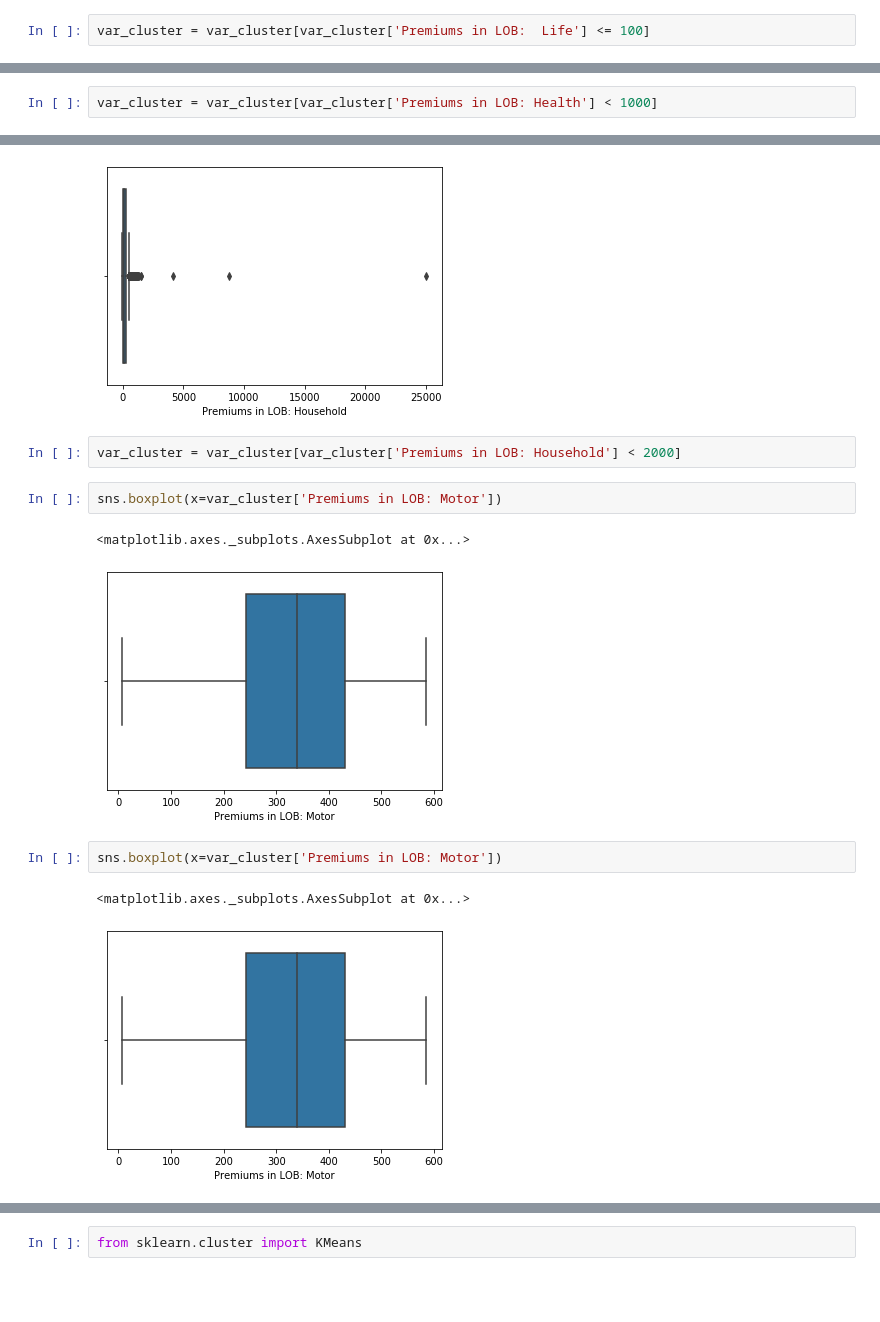
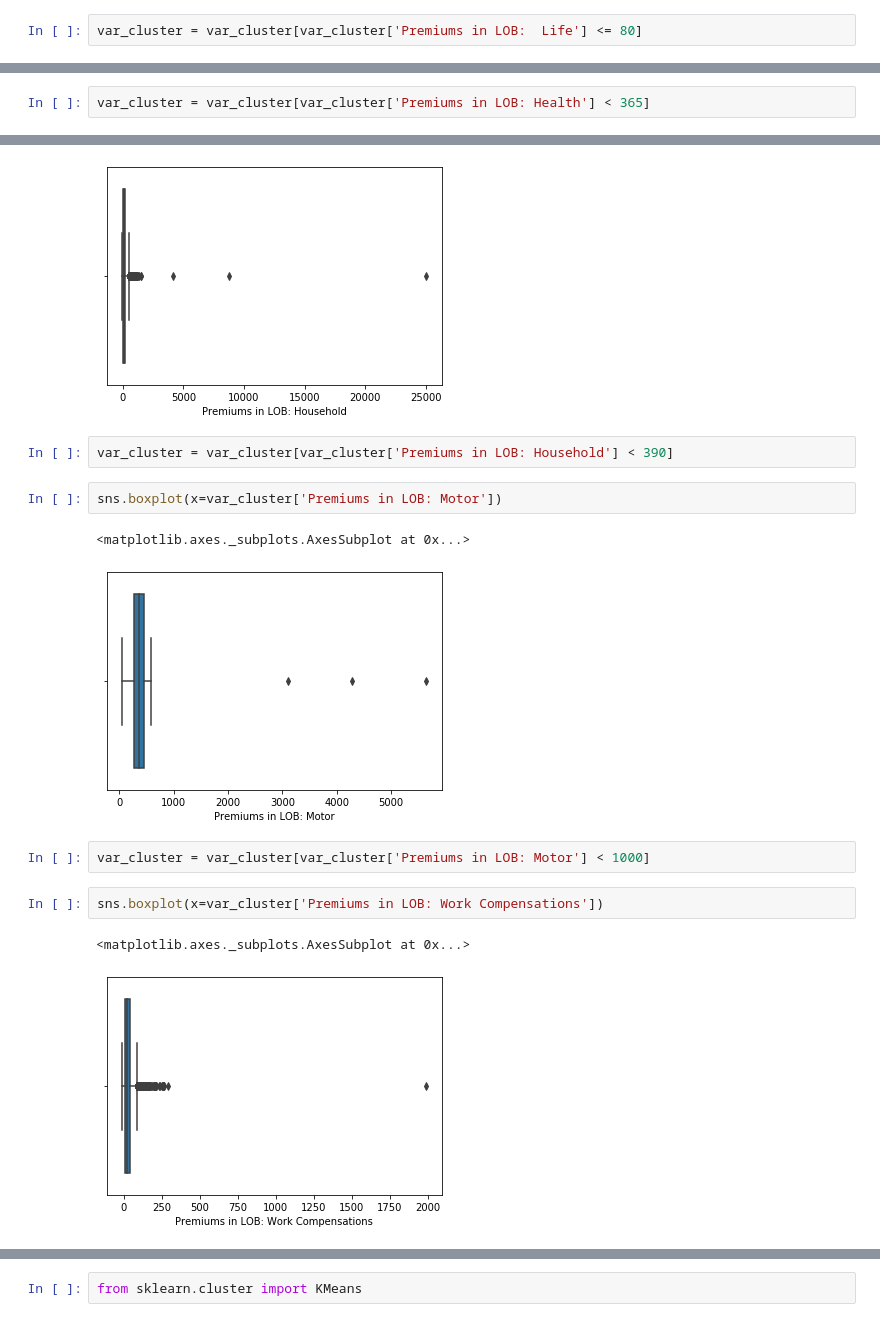
Before and after one commit to CatPalha/DataMiningProject, a Jupyter notebook: clusters_replacements.ipynb, the cells around one changed output, grey strips where cells are left out. Cells and saved outputs as stored; diff of their text form; blank space fills up the shorter version.

```diff
--- a/clusters_replacements.ipynb
+++ b/clusters_replacements.ipynb
@@ -282,28 +282,30 @@ sns.boxplot(x=var_cluster['Premiums in LOB:  Life'])
 <matplotlib.axes._subplots.AxesSubplot at 0x...>
 [figure]
 # %%
-var_cluster = var_cluster[var_cluster['Premiums in LOB:  Life'] <= 100]
+var_cluster = var_cluster[var_cluster['Premiums in LOB:  Life'] <= 80]
 # %%
 sns.boxplot(x=var_cluster['Premiums in LOB: Health'])
 # %% [output]
 <matplotlib.axes._subplots.AxesSubplot at 0x...>
 [figure]
 # %%
-var_cluster = var_cluster[var_cluster['Premiums in LOB: Health'] < 1000]
+var_cluster = var_cluster[var_cluster['Premiums in LOB: Health'] < 365]
 # %%
 sns.boxplot(x=var_cluster['Premiums in LOB: Household'])
 # %% [output]
 <matplotlib.axes._subplots.AxesSubplot at 0x...>
 [figure]
 # %%
-var_cluster = var_cluster[var_cluster['Premiums in LOB: Household'] < 2000]
+var_cluster = var_cluster[var_cluster['Premiums in LOB: Household'] < 390]
 # %%
 sns.boxplot(x=var_cluster['Premiums in LOB: Motor'])
 # %% [output]
 <matplotlib.axes._subplots.AxesSubplot at 0x...>
-[figure, old version]
+[figure, new version]
+# %%
+var_cluster = var_cluster[var_cluster['Premiums in LOB: Motor'] < 1000]
 # %%
-sns.boxplot(x=var_cluster['Premiums in LOB: Motor'])
+sns.boxplot(x=var_cluster['Premiums in LOB: Work Compensations'])
 # %% [output]
 <matplotlib.axes._subplots.AxesSubplot at 0x...>
-[figure, old version]
+[figure, new version]
```
Also changed, not shown: parts of 17 cells of this notebook, 1 other file.
